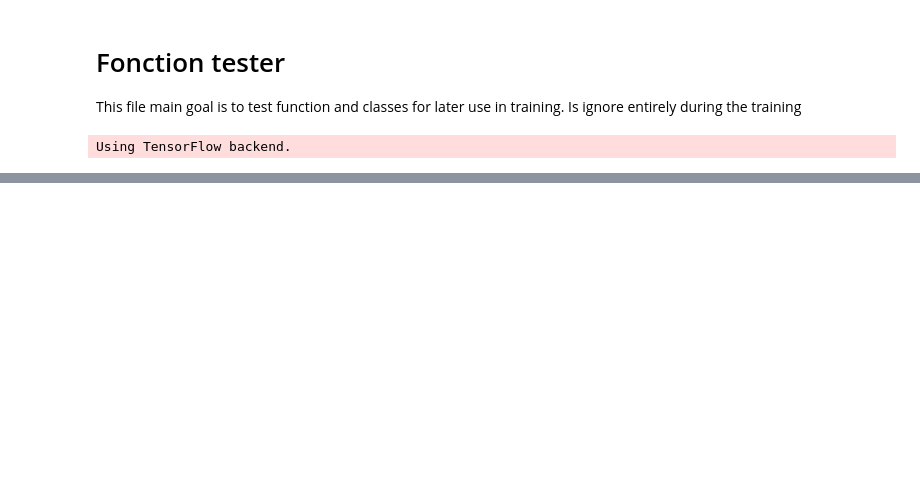
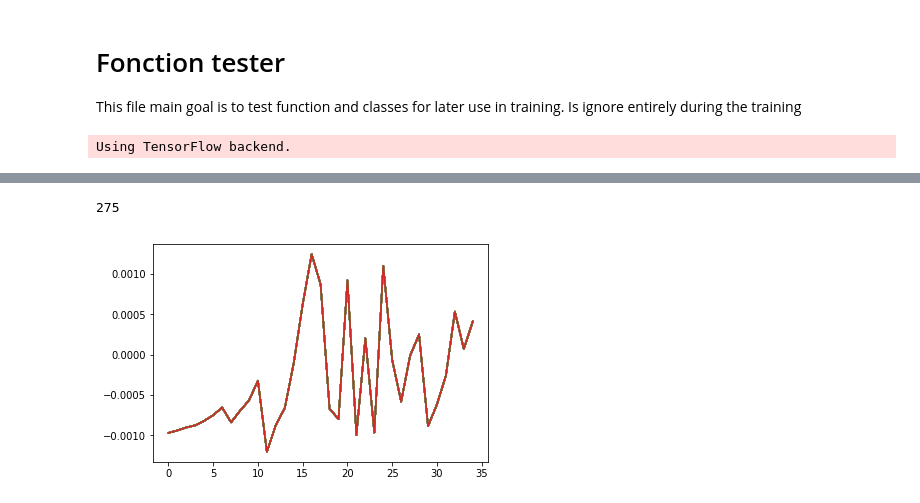
Before and after one commit to VIsh76/FLX_NN_emulation, a Jupyter notebook: nc4fonctiontester.ipynb, the cells around one changed output, grey strips where cells are left out. Cells and saved outputs as stored; diff of their text form; code cells hidden in the pictures; blank space fills up the shorter version.

```diff
--- a/nc4fonctiontester.ipynb
+++ b/nc4fonctiontester.ipynb
@@ -73,0 +99,9 @@ _________________________________________________________________
+# %%
+5*5*11
+# %% [output]
+275
+# %%
+x[:,:,3]-=Lv_n.L
+plt.plot( np.log(x[:,:35,3].T);
+# %% [output]
+[figure, added]
```
Also changed, not shown: parts of 36 cells of this notebook, 10 other files.
